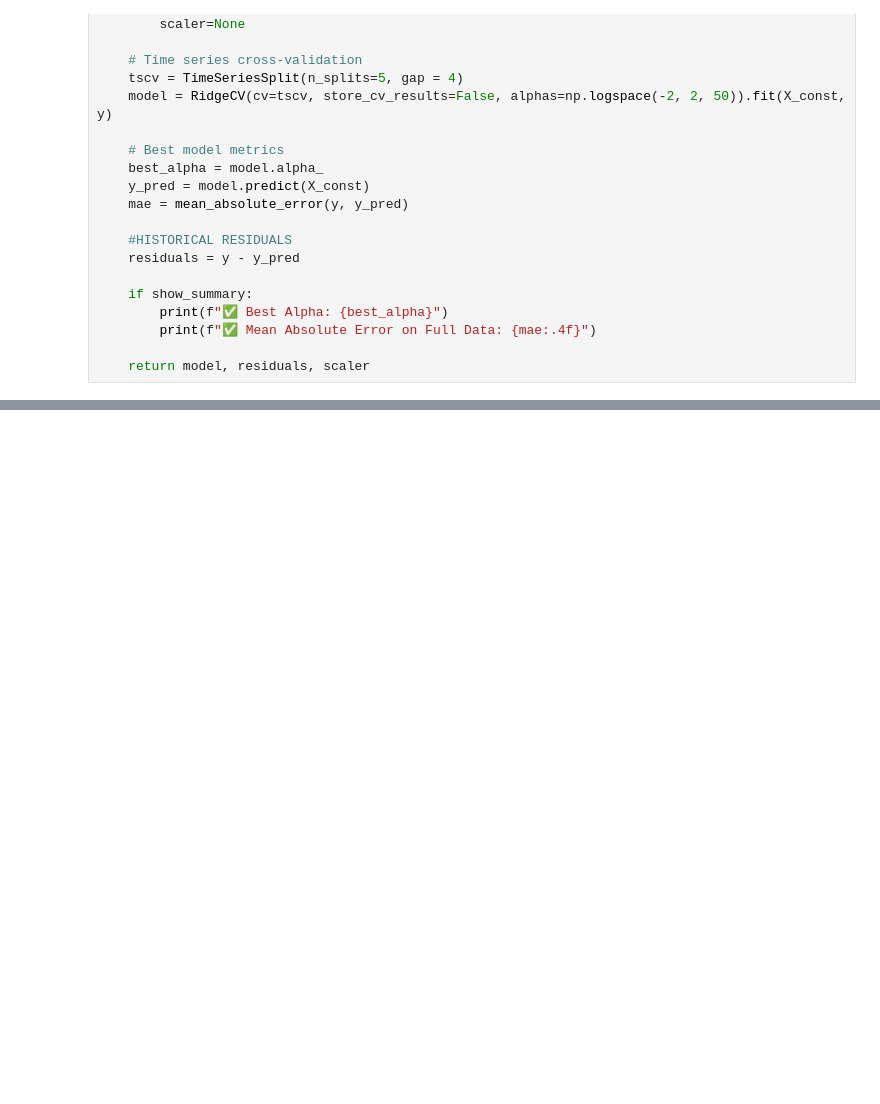
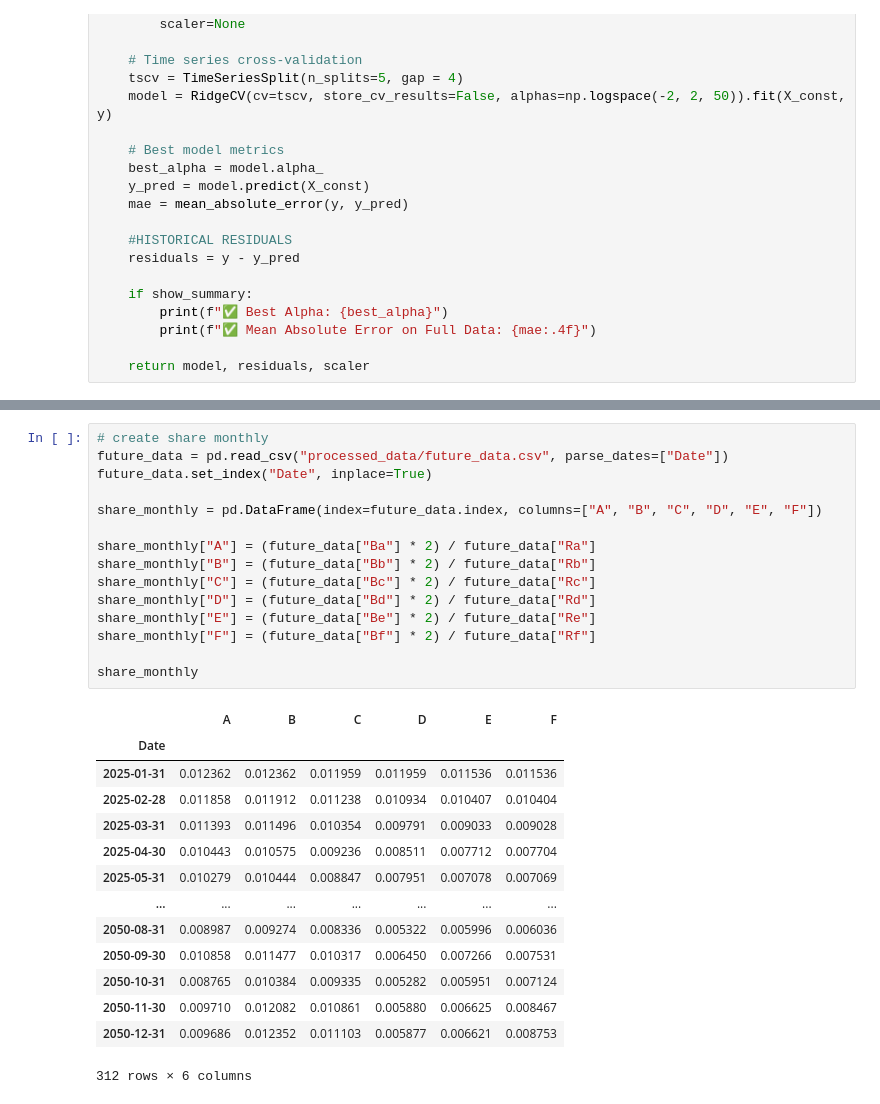
Before and after one commit to Uanra14/BESS_Revenue_Scenarios, a Jupyter notebook: Alisya's forecast.ipynb, the cells around one changed output, grey strips where cells are left out. Drawn from its saved outputs; the diff is of its cells as text; blank space fills up the shorter version.

```diff
--- a/Alisya's forecast.ipynb
+++ b/Alisya's forecast.ipynb
@@ -271,0 +272,30 @@ plt.show()
+# %%
+# create share monthly
+future_data = pd.read_csv("processed_data/future_data.csv", parse_dates=["Date"])
+future_data.set_index("Date", inplace=True)
+
+share_monthly = pd.DataFrame(index=future_data.index, columns=["A", "B", "C", "D", "E", "F"])
+
+share_monthly["A"] = (future_data["Ba"] * 2) / future_data["Ra"]
+share_monthly["B"] = (future_data["Bb"] * 2) / future_data["Rb"]
+share_monthly["C"] = (future_data["Bc"] * 2) / future_data["Rc"]
+share_monthly["D"] = (future_data["Bd"] * 2) / future_data["Rd"]
+share_monthly["E"] = (future_data["Be"] * 2) / future_data["Re"]
+share_monthly["F"] = (future_data["Bf"] * 2) / future_data["Rf"]
+
+share_monthly
+# %% [output]
+|  | A | B | C | D | E | F |
+| Date |  |  |  |  |  |  |
+| 2025-01-31 | 0.012362 | 0.012362 | 0.011959 | 0.011959 | 0.011536 | 0.011536 |
+| 2025-02-28 | 0.011858 | 0.011912 | 0.011238 | 0.010934 | 0.010407 | 0.010404 |
+| 2025-03-31 | 0.011393 | 0.011496 | 0.010354 | 0.009791 | 0.009033 | 0.009028 |
+| 2025-04-30 | 0.010443 | 0.010575 | 0.009236 | 0.008511 | 0.007712 | 0.007704 |
+| 2025-05-31 | 0.010279 | 0.010444 | 0.008847 | 0.007951 | 0.007078 | 0.007069 |
+| ... | ... | ... | ... | ... | ... | ... |
+| 2050-08-31 | 0.008987 | 0.009274 | 0.008336 | 0.005322 | 0.005996 | 0.006036 |
+| 2050-09-30 | 0.010858 | 0.011477 | 0.010317 | 0.006450 | 0.007266 | 0.007531 |
+| 2050-10-31 | 0.008765 | 0.010384 | 0.009335 | 0.005282 | 0.005951 | 0.007124 |
+| 2050-11-30 | 0.009710 | 0.012082 | 0.010861 | 0.005880 | 0.006625 | 0.008467 |
+| 2050-12-31 | 0.009686 | 0.012352 | 0.011103 | 0.005877 | 0.006621 | 0.008753 |
+312 rows × 6 columns
```
Also changed, not shown: parts of 4 cells of this notebook, 9 other files.
